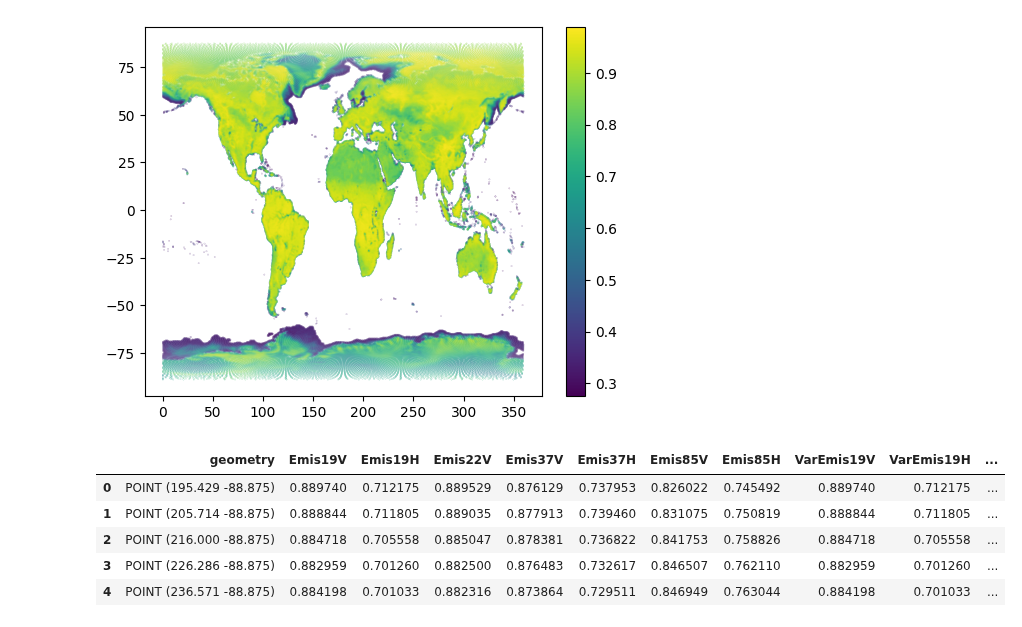
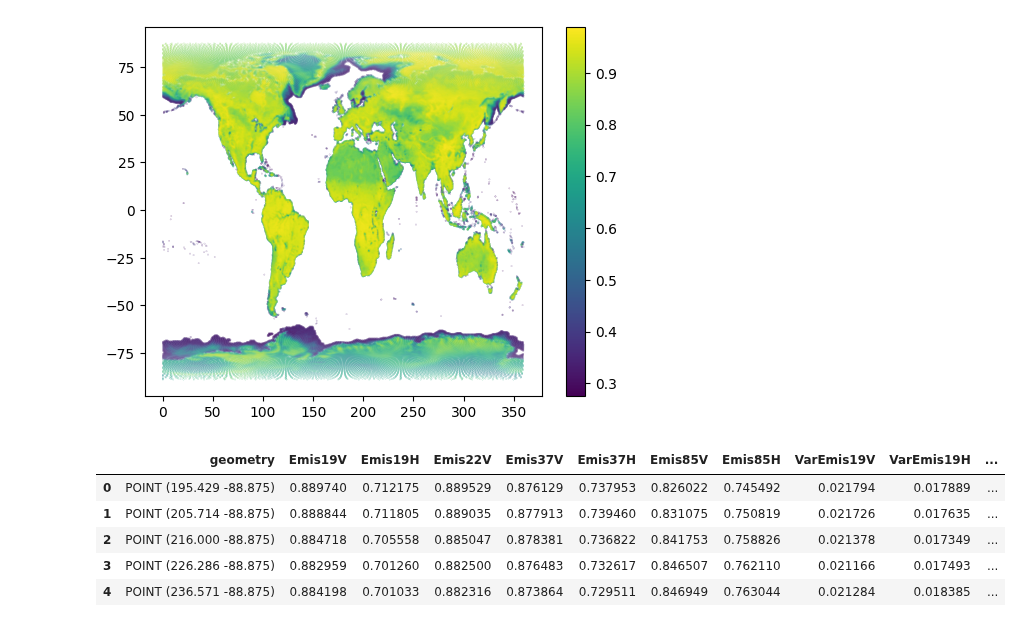
Before and after one commit to AndresTerrer/PMW_LST, a Jupyter notebook: notebooks/TELSEM_atlas_reading.ipynb, the cells around one changed output. Cells and saved outputs as stored; diff of their text form; code cells hidden in the pictures.

```diff
--- a/notebooks/TELSEM_atlas_reading.ipynb
+++ b/notebooks/TELSEM_atlas_reading.ipynb
@@ -317,52 +335,51 @@ plt.colorbar()
 # Lets try to create a geopandas object with the atlas, so that we have the latitude and longitude
 import geopandas
 from shapely.geometry import Point
 import pandas as pd
 
-coordinates = [Point(lon,lat) for lat,lon in zip(lats,lons)]
-
+coordinates = [Point(lon, lat) for lat, lon in zip(lats, lons)]
 
 gdf = geopandas.GeoDataFrame(geometry=coordinates)
 
-emiss = atlas.emis
-emis_err = atlas.emis_err
-
 # Create dataframes for emisivities and errors:
-
 emisdf = pd.DataFrame(
-    emiss,
-    columns= [
+    atlas.emis,
+    columns=[
         "Emis19V",
         "Emis19H",
         "Emis22V",
         "Emis37V",
         "Emis37H",
         "Emis85V",
-        "Emis85H"
-    ]
+        "Emis85H",
+    ],
 )
 
 errdf = pd.DataFrame(
-    emiss,
-    columns= [
+    atlas.emis_err,
+    columns=[
         "VarEmis19V",
         "VarEmis19H",
         "VarEmis22V",
         "VarEmis37V",
         "VarEmis37H",
         "VarEmis85V",
-        "VarEmis85H"
-    ]
+        "VarEmis85H",
+    ],
 )
+# surface class information
+sc1df = pd.DataFrame(atlas.class1, columns=["Surface_class1"])
 
-gdf = pd.concat([gdf,emisdf,errdf],axis=1)
+sc2df = pd.DataFrame(atlas.class2, columns=["Surface_class2"])
+
+gdf = pd.concat([gdf, emisdf, errdf, sc1df, sc2df], axis=1)
 gdf.head()
 # %% [output]
 |  | geometry | Emis19V | Emis19H | Emis22V | Emis37V | Emis37H | Emis85V | Emis85H | VarEmis19V | VarEmis19H | ... |
-| 0 | POINT (195.429 -88.875) | 0.889740 | 0.712175 | 0.889529 | 0.876129 | 0.737953 | 0.826022 | 0.745492 | 0.889740 | 0.712175 | ... |
-| 1 | POINT (205.714 -88.875) | 0.888844 | 0.711805 | 0.889035 | 0.877913 | 0.739460 | 0.831075 | 0.750819 | 0.888844 | 0.711805 | ... |
-| 2 | POINT (216.000 -88.875) | 0.884718 | 0.705558 | 0.885047 | 0.878381 | 0.736822 | 0.841753 | 0.758826 | 0.884718 | 0.705558 | ... |
-| 3 | POINT (226.286 -88.875) | 0.882959 | 0.701260 | 0.882500 | 0.876483 | 0.732617 | 0.846507 | 0.762110 | 0.882959 | 0.701260 | ... |
-| 4 | POINT (236.571 -88.875) | 0.884198 | 0.701033 | 0.882316 | 0.873864 | 0.729511 | 0.846949 | 0.763044 | 0.884198 | 0.701033 | ... |
+| 0 | POINT (195.429 -88.875) | 0.889740 | 0.712175 | 0.889529 | 0.876129 | 0.737953 | 0.826022 | 0.745492 | 0.021794 | 0.017889 | ... |
+| 1 | POINT (205.714 -88.875) | 0.888844 | 0.711805 | 0.889035 | 0.877913 | 0.739460 | 0.831075 | 0.750819 | 0.021726 | 0.017635 | ... |
+| 2 | POINT (216.000 -88.875) | 0.884718 | 0.705558 | 0.885047 | 0.878381 | 0.736822 | 0.841753 | 0.758826 | 0.021378 | 0.017349 | ... |
+| 3 | POINT (226.286 -88.875) | 0.882959 | 0.701260 | 0.882500 | 0.876483 | 0.732617 | 0.846507 | 0.762110 | 0.021166 | 0.017493 | ... |
+| 4 | POINT (236.571 -88.875) | 0.884198 | 0.701033 | 0.882316 | 0.873864 | 0.729511 | 0.846949 | 0.763044 | 0.021284 | 0.018385 | ... |
 # %%
 # Save it into a geojson file
```
Also changed, not shown: parts of 12 cells of this notebook, 4 other files.
